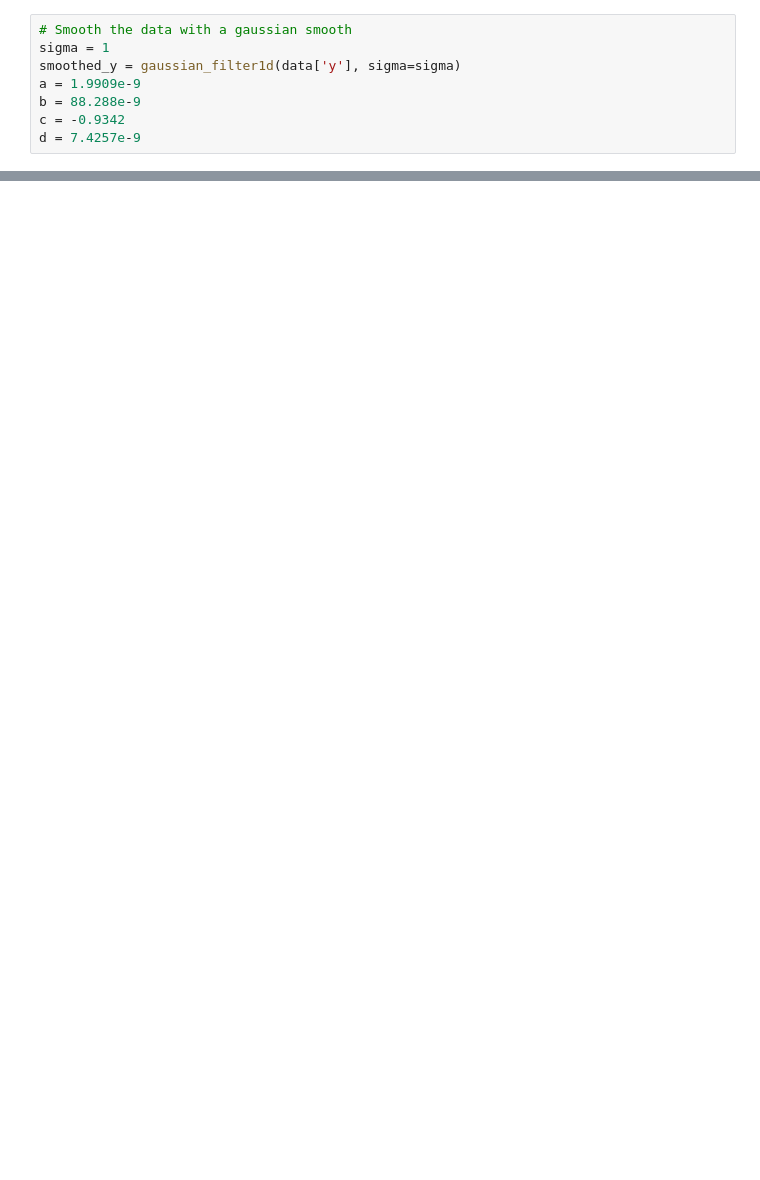
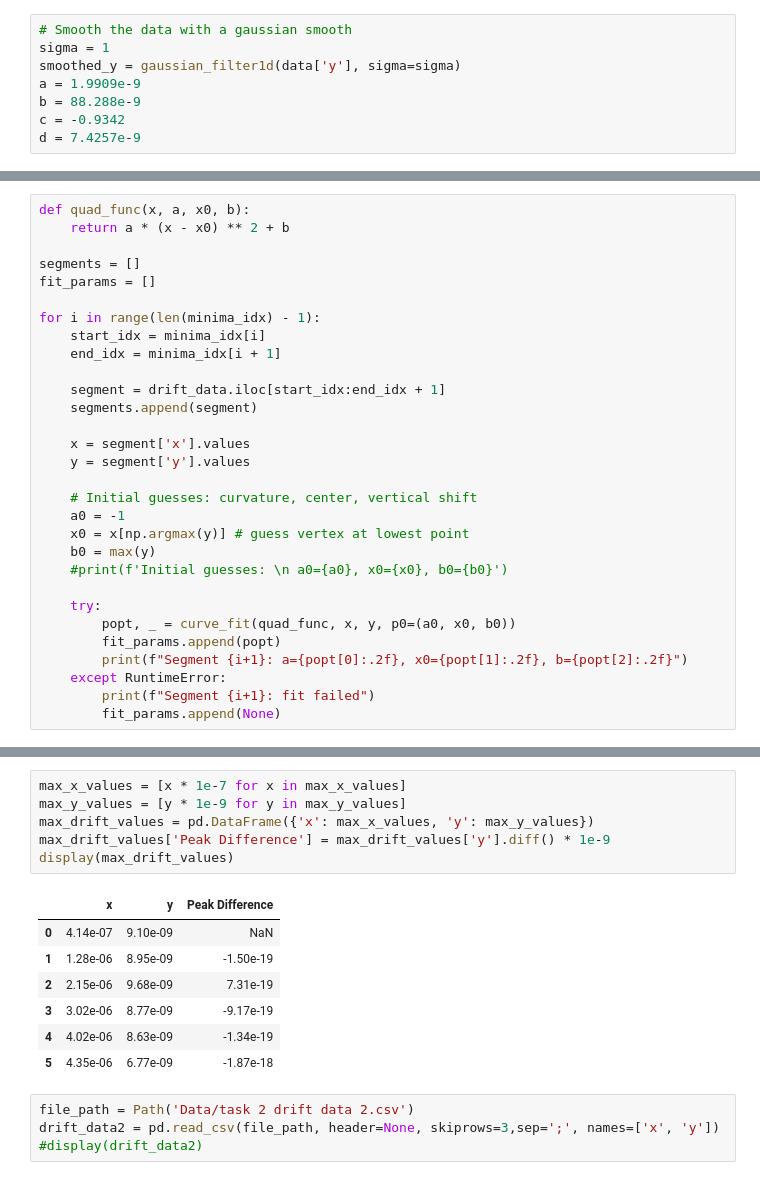
Before and after one commit to kearb-stomp/AdvLabs, a Jupyter notebook: Lab 5/Task 2.ipynb, the cells around one changed output, grey strips where cells are left out. Cells and saved outputs as stored; diff of their text form; blank space fills up the shorter version.

```diff
--- a/Lab 5/Task 2.ipynb
+++ b/Lab 5/Task 2.ipynb
@@ -103,0 +218,30 @@ plt.show()
+# %%
+def quad_func(x, a, x0, b):
+    return a * (x - x0) ** 2 + b
+
+segments = []
+fit_params = []
+
+for i in range(len(minima_idx) - 1):
+    start_idx = minima_idx[i]
+    end_idx = minima_idx[i + 1]
+
+    segment = drift_data.iloc[start_idx:end_idx + 1]
+    segments.append(segment)
+
+    x = segment['x'].values
+    y = segment['y'].values
+
+    # Initial guesses: curvature, center, vertical shift
+    a0 = -1
+    x0 = x[np.argmax(y)] # guess vertex at lowest point
+    b0 = max(y)
+    #print(f'Initial guesses: \n a0={a0}, x0={x0}, b0={b0}')
+
+    try:
+        popt, _ = curve_fit(quad_func, x, y, p0=(a0, x0, b0))
+        fit_params.append(popt)
+        print(f"Segment {i+1}: a={popt[0]:.2f}, x0={popt[1]:.2f}, b={popt[2]:.2f}")
+    except RuntimeError:
+        print(f"Segment {i+1}: fit failed")
+        fit_params.append(None)
@@ -103,0 +346,18 @@ plt.show()
+# %%
+max_x_values = [x * 1e-7 for x in max_x_values]
+max_y_values = [y * 1e-9 for y in max_y_values]
+max_drift_values = pd.DataFrame({'x': max_x_values, 'y': max_y_values})
+max_drift_values['Peak Difference'] = max_drift_values['y'].diff() * 1e-9
+display(max_drift_values)
+# %% [output]
+|  | x | y | Peak Difference |
+| 0 | 4.14e-07 | 9.10e-09 | NaN |
+| 1 | 1.28e-06 | 8.95e-09 | -1.50e-19 |
+| 2 | 2.15e-06 | 9.68e-09 | 7.31e-19 |
+| 3 | 3.02e-06 | 8.77e-09 | -9.17e-19 |
+| 4 | 4.02e-06 | 8.63e-09 | -1.34e-19 |
+| 5 | 4.35e-06 | 6.77e-09 | -1.87e-18 |
+# %%
+file_path = Path('Data/task 2 drift data 2.csv')
+drift_data2 = pd.read_csv(file_path, header=None, skiprows=3,sep=';', names=['x', 'y'])
+#display(drift_data2)
```
Also changed, not shown: parts of 16 cells of this notebook.
